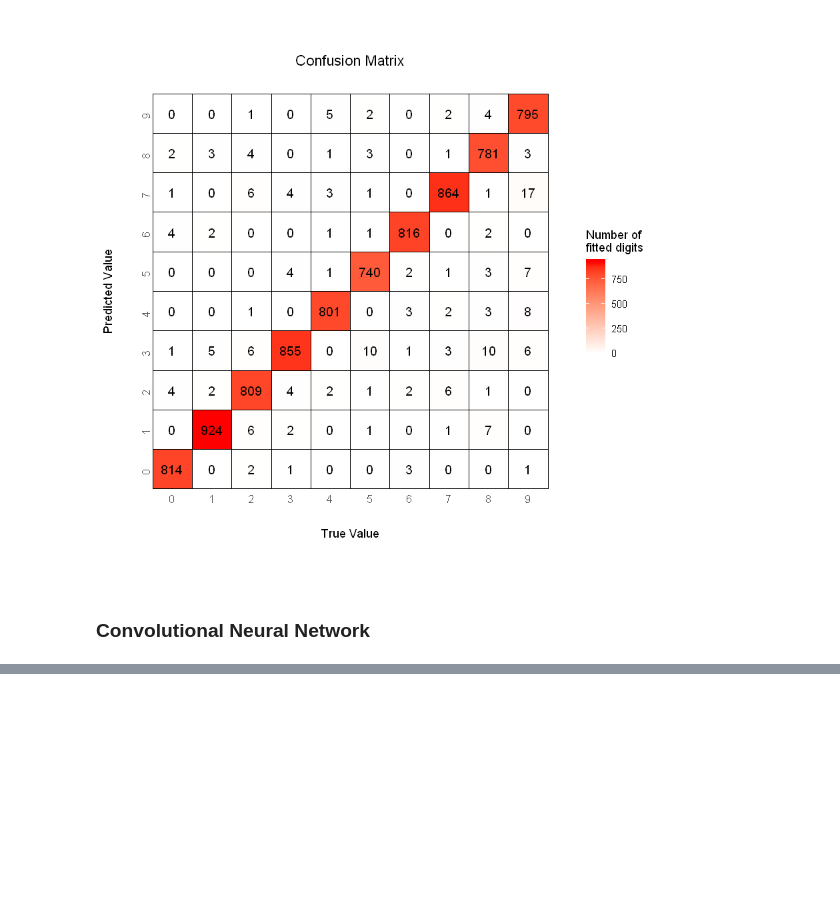
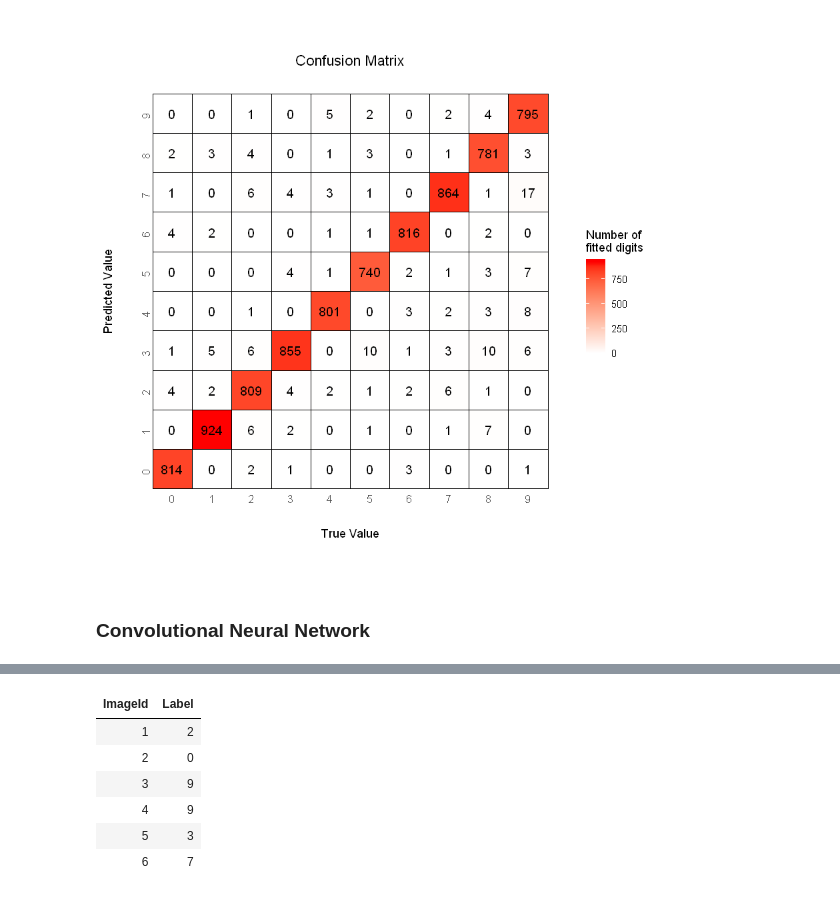
Before and after one commit to JuiceFV/Kaggle, a Jupyter notebook: Digit Recognizer/Solution.ipynb, the cells around one changed output, grey strips where cells are left out. Saved outputs shown, nothing was run; the diff lists cells and outputs as text; code cells hidden in the pictures; blank space fills up the shorter version.

```diff
--- a/Digit Recognizer/Solution.ipynb
+++ b/Digit Recognizer/Solution.ipynb
@@ -739,0 +845,2 @@ confusion_matrix(prediction_dnn, test_split$label)
+# %%
+x_test <- array_reshape(data.matrix(test)/255.0, c(-1, 28, 28, 1))
@@ -739,0 +860,14 @@ confusion_matrix(prediction_dnn, test_split$label)
+# %%
+y_test <- predict_classes(model_cnn, x_test)
+# %%
+submission <- data.frame(ImageId = seq(1,length(y_test)), Label = y_test)
+# %%
+head(submission)
+# %% [output]
+| ImageId | Label |
+| 1 | 2 |
+| 2 | 0 |
+| 3 | 9 |
+| 4 | 9 |
+| 5 | 3 |
+| 6 | 7 |
```
Also changed, not shown: parts of 17 cells of this notebook, 3 other files.
